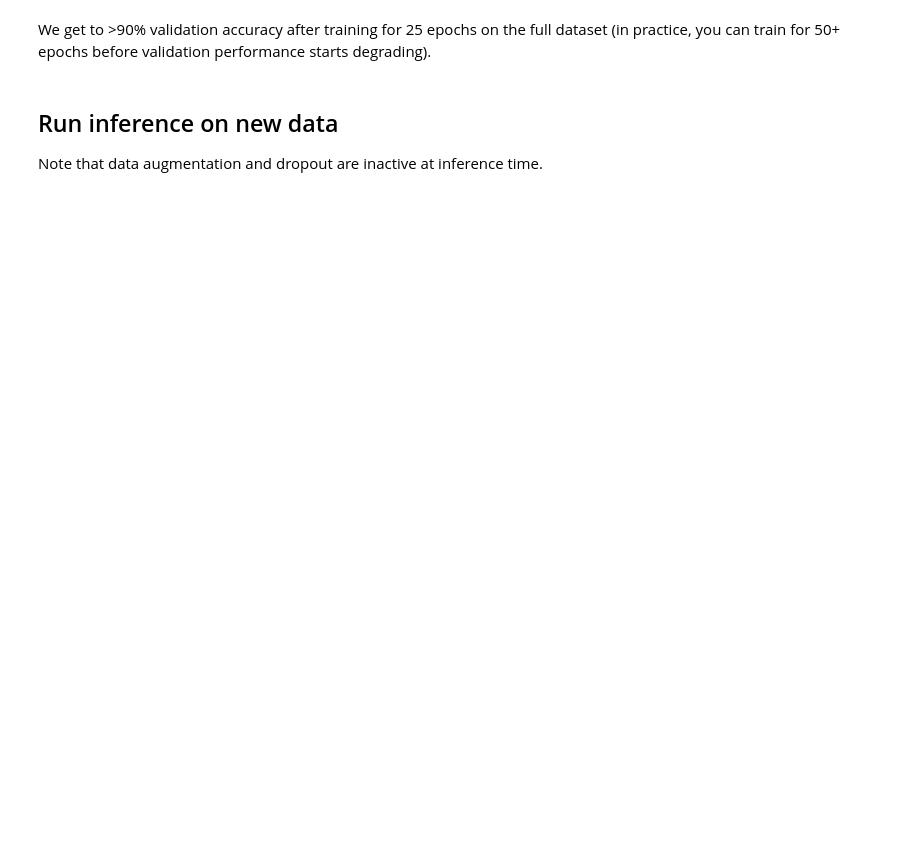
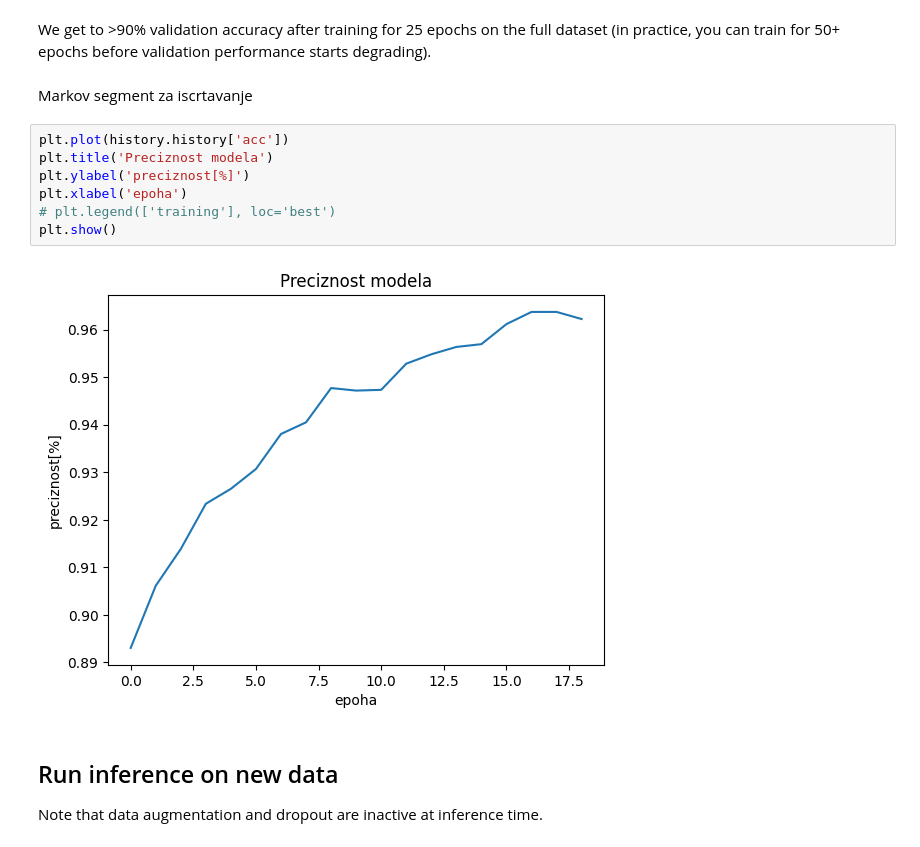
Before and after one commit to Bigulac/Keras-example-Cat-v-Dog, a Jupyter notebook: examples/vision/ipynb/image_classification_from_scratch.ipynb, the cells around one changed output. Cells and saved outputs as stored; diff of their text form; blank space fills up the shorter version.

```diff
--- a/examples/vision/ipynb/image_classification_from_scratch.ipynb
+++ b/examples/vision/ipynb/image_classification_from_scratch.ipynb
@@ -307,6 +308,18 @@ Epoch 25/25
 # %% [markdown]
 We get to >90% validation accuracy after training for 25 epochs on the full dataset
 (in practice, you can train for 50+ epochs before validation performance starts degrading).
+# %% [markdown]
+
+Markov segment za iscrtavanje
+# %%
+plt.plot(history.history['acc'])
+plt.title('Preciznost modela')
+plt.ylabel('preciznost[%]')
+plt.xlabel('epoha')
+# plt.legend(['training'], loc='best')
+plt.show()
+# %% [output]
+[figure, added]
 # %% [markdown]
 ## Run inference on new data
 
```
Also changed, not shown: parts of 7 cells of this notebook.
